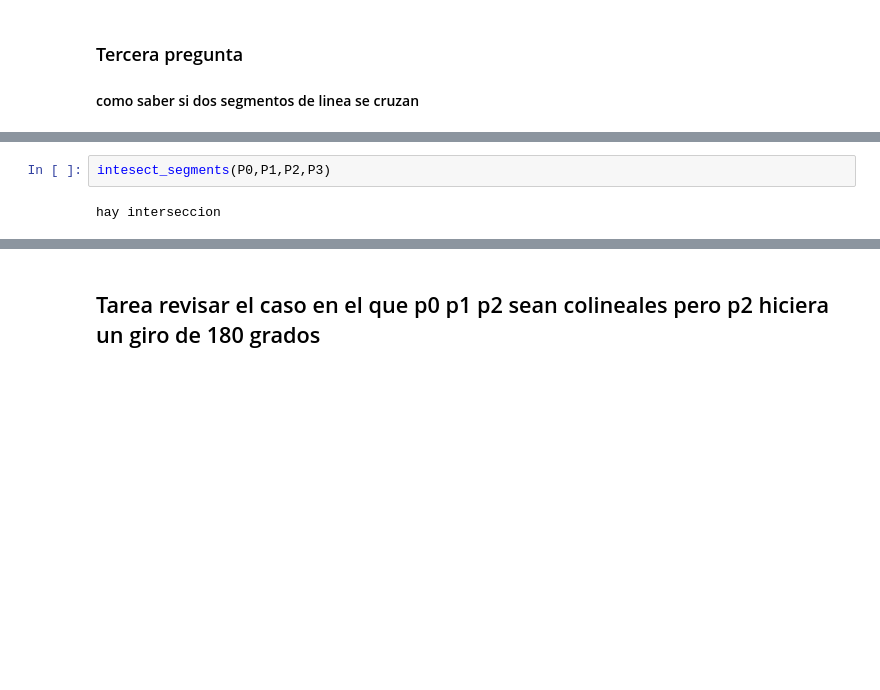
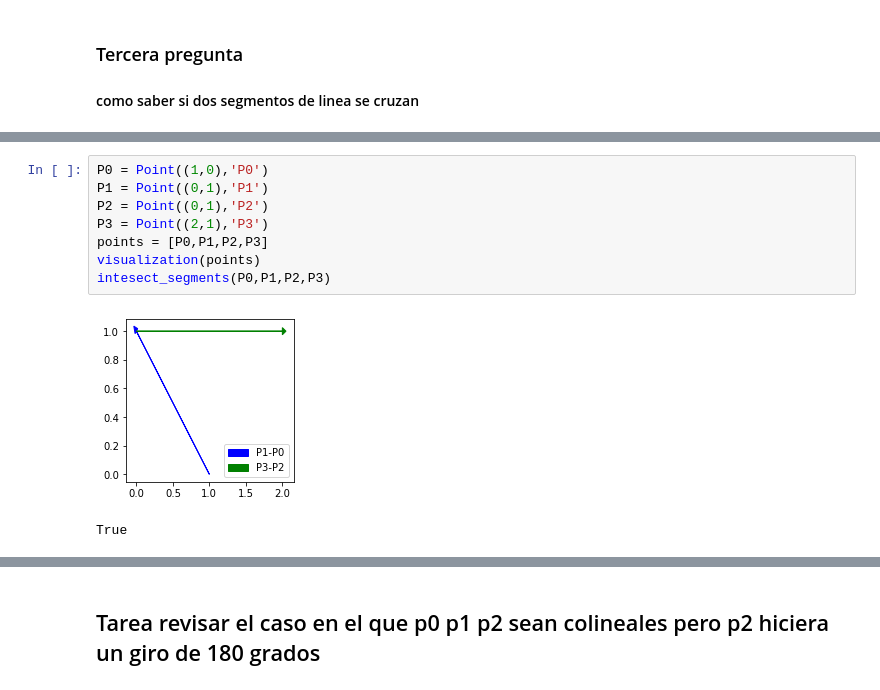
Before and after one commit to Camilohoyos99-DC/Computational-geometry, a Jupyter notebook: Segmentos de linea semana 1/segmentos de linea.ipynb, the cells around one changed output, grey strips where cells are left out. Cells and saved outputs as stored; diff of their text form; blank space fills up the shorter version.

```diff
--- a/Segmentos de linea semana 1/segmentos de linea.ipynb
+++ b/Segmentos de linea semana 1/segmentos de linea.ipynb
@@ -148,4 +151,11 @@ def found_point_inter(P0,P1,P2,P3):
 # %%
+P0 = Point((1,0),'P0')
+P1 = Point((0,1),'P1')
+P2 = Point((0,1),'P2')
+P3 = Point((2,1),'P3')
+points = [P0,P1,P2,P3]
+visualization(points)
 intesect_segments(P0,P1,P2,P3)
 # %% [output]
+[figure, added]
-hay interseccion
+True
```
Also changed, not shown: parts of 8 cells of this notebook.
